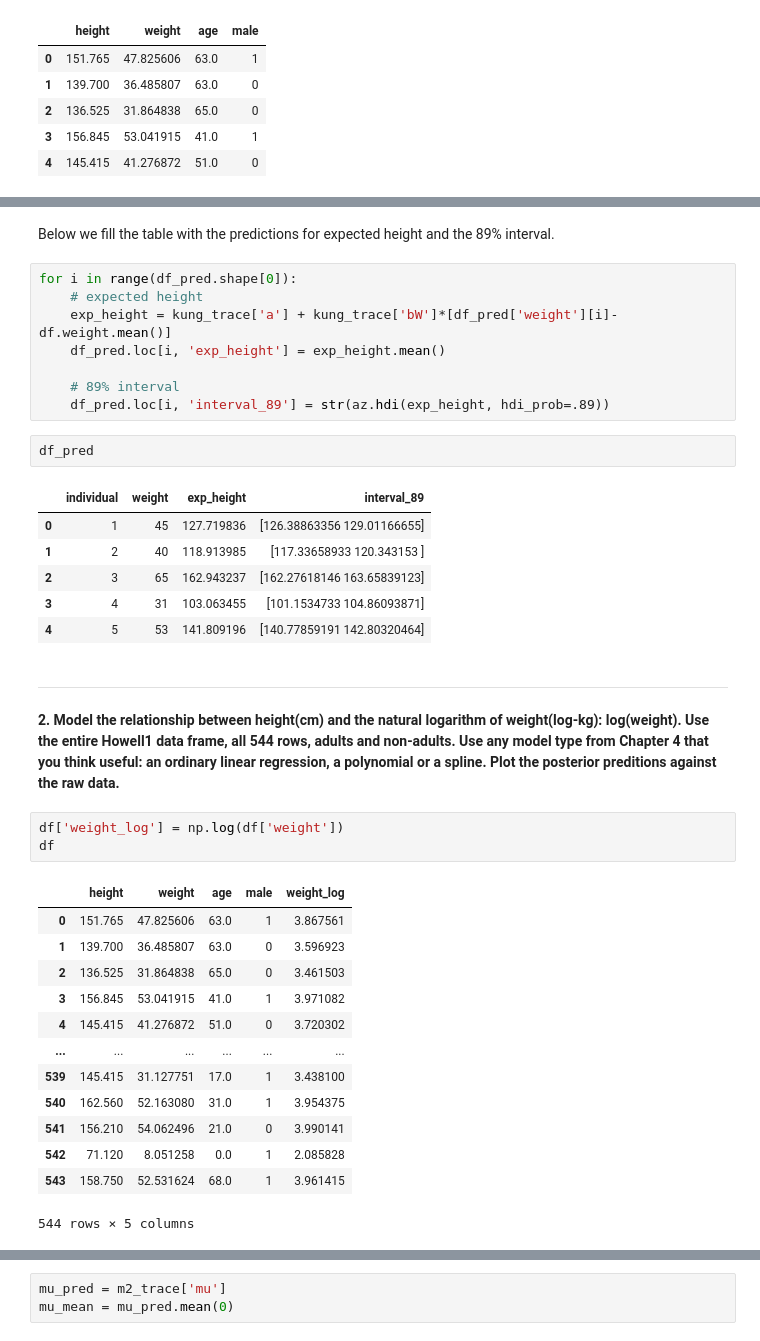
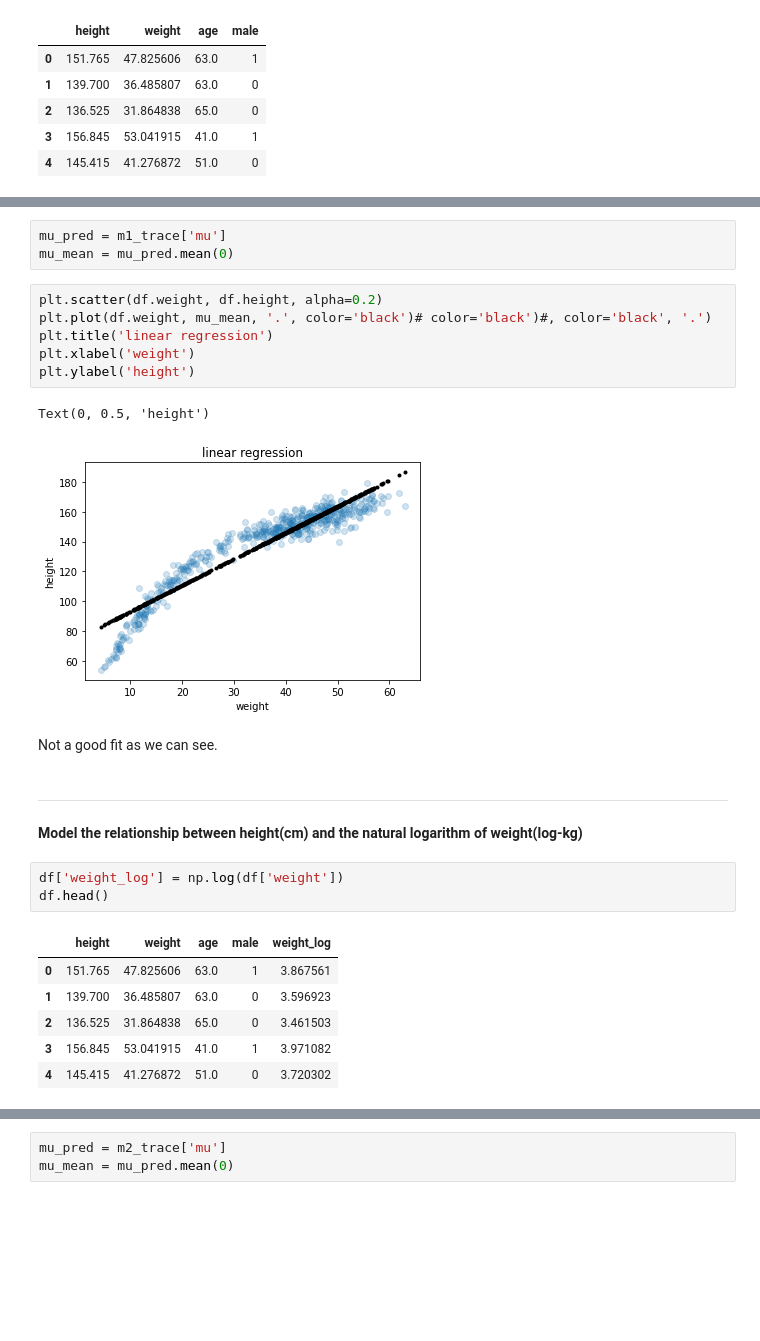
Before and after one commit to elisiojsj/Data-Science, a Jupyter notebook: homeworks_statistical_rethinking/homework_week2.ipynb, the cells around one changed output, grey strips where cells are left out. Cells and saved outputs as stored; diff of their text form; blank space fills up the shorter version.

```diff
--- a/homeworks_statistical_rethinking/homework_week2.ipynb
+++ b/homeworks_statistical_rethinking/homework_week2.ipynb
@@ -72,46 +63,34 @@ az.summary(kung_trace, varnames, round_to=2, kind="stats")
 | a | 111.18 | 1.05 | 109.11 | 113.06 |
 | bW | 1.76 | 0.03 | 1.71 | 1.81 |
 | sigma | 9.31 | 0.28 | 8.83 | 9.90 |
-# %% [markdown]
-Below we fill the table with the predictions for expected height and the 89% interval.
-# %%
-for i in range(df_pred.shape[0]):
-    # expected height
-    exp_height = kung_trace['a'] + kung_trace['bW']*[df_pred['weight'][i]-df.weight.mean()]
-    df_pred.loc[i, 'exp_height'] = exp_height.mean()
-
-    # 89% interval
-    df_pred.loc[i, 'interval_89'] = str(az.hdi(exp_height, hdi_prob=.89))
-# %%
-df_pred
-# %% [output]
-|  | individual | weight | exp_height | interval_89 |
-| 0 | 1 | 45 | 127.719836 | [126.38863356 129.01166655] |
-| 1 | 2 | 40 | 118.913985 | [117.33658933 120.343153 ] |
-| 2 | 3 | 65 | 162.943237 | [162.27618146 163.65839123] |
-| 3 | 4 | 31 | 103.063455 | [101.1534733 104.86093871] |
-| 4 | 5 | 53 | 141.809196 | [140.77859191 142.80320464] |
+# %%
+mu_pred = m1_trace['mu']
+mu_mean = mu_pred.mean(0)
+# %%
+plt.scatter(df.weight, df.height, alpha=0.2)
+plt.plot(df.weight, mu_mean, '.', color='black')# color='black')#, color='black', '.')
+plt.title('linear regression')
+plt.xlabel('weight')
+plt.ylabel('height')
+# %% [output]
+Text(0, 0.5, 'height')
+[figure, added]
+# %% [markdown]
+Not a good fit as we can see.
 # %% [markdown]
 ---
-# %% [markdown]
-**2. Model the relationship between height(cm) and the natural logarithm of weight(log-kg): log(weight). Use the entire Howell1 data frame, all 544 rows, adults and non-adults. Use any model type from Chapter 4 that you think useful: an ordinary linear regression, a polynomial or a spline. Plot the posterior preditions against the raw data.**
+# %% [markdown]
+**Model the relationship between height(cm) and the natural logarithm of weight(log-kg)**
 # %%
 df['weight_log'] = np.log(df['weight'])
-df
+df.head()
 # %% [output]
 |  | height | weight | age | male | weight_log |
 | 0 | 151.765 | 47.825606 | 63.0 | 1 | 3.867561 |
 | 1 | 139.700 | 36.485807 | 63.0 | 0 | 3.596923 |
 | 2 | 136.525 | 31.864838 | 65.0 | 0 | 3.461503 |
 | 3 | 156.845 | 53.041915 | 41.0 | 1 | 3.971082 |
 | 4 | 145.415 | 41.276872 | 51.0 | 0 | 3.720302 |
-| ... | ... | ... | ... | ... | ... |
-| 539 | 145.415 | 31.127751 | 17.0 | 1 | 3.438100 |
-| 540 | 162.560 | 52.163080 | 31.0 | 1 | 3.954375 |
-| 541 | 156.210 | 54.062496 | 21.0 | 0 | 3.990141 |
-| 542 | 71.120 | 8.051258 | 0.0 | 1 | 2.085828 |
-| 543 | 158.750 | 52.531624 | 68.0 | 1 | 3.961415 |
-544 rows × 5 columns
 # %%
 x_bar = df['weight_log'].mean()
 
```
Also changed, not shown: parts of 24 cells of this notebook.
